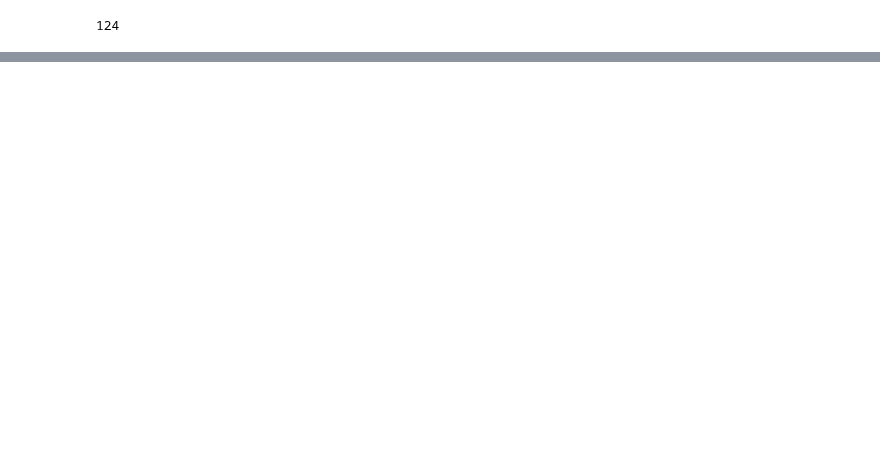
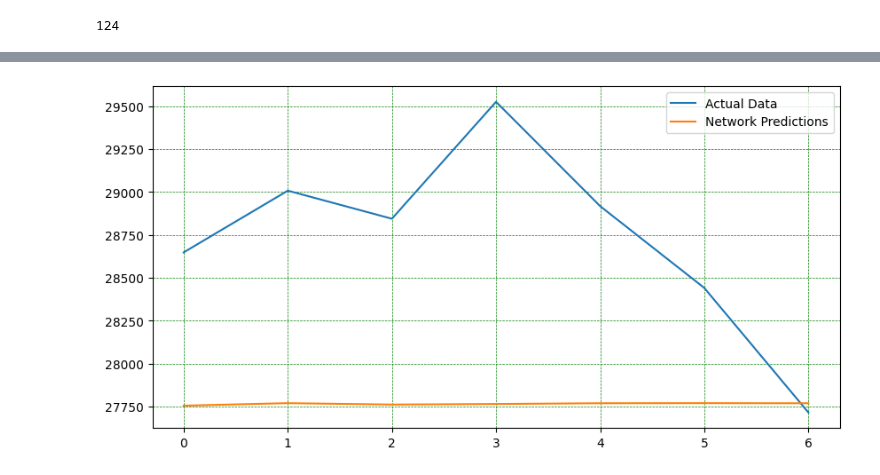
Before and after one commit to mohsenmolaei/seriesnet_based, a Jupyter notebook: seriesNet.ipynb, the cells around one changed output, grey strips where cells are left out. Saved outputs shown, nothing was run; the diff lists cells and outputs as text; code cells hidden in the pictures; blank space fills up the shorter version.

Commit message:
test data

```diff
--- a/seriesNet.ipynb
+++ b/seriesNet.ipynb
@@ -157,0 +146,7 @@ cond =cond.drop(["price_usd_close"],axis =1)
+# %%
+test_data= pd.read_csv('test_data.csv')
+# test_data.set_index("time_stamp",inplace=True,drop=True)
+
+xtest = test_data.price_usd_close
+condtest = test_data[["receiving_count", "^DJI"]]
+ytest = test_data.price_usd_close
@@ -609,17 +701,19 @@ print(f"Minimum validation loss: {min_loss}")
 # %%
 plt.figure(figsize=(10,5)) #plotting
-test_predict = myModel(X_test_tensors_final,C_test_tensors_final) # get the last sample
+test_predict = myModel(DataX_test,DataC_test) # get the last sample
 test_predict = test_predict.detach().cpu().numpy()
-test_predict = MMScaler.inverse_transform(test_predict)
+test_predict = MMScaler_test.inverse_transform(test_predict)
 test_predict = test_predict[-1].tolist()
 
-test_target = y_test_tensors.detach().cpu().numpy() # last sample again
-test_target = MMScaler.inverse_transform(test_target[-1].flatten().reshape(1, -1))
+test_target = Datay_test.detach().cpu().numpy() # last sample again
+test_target = MMScaler_test.inverse_transform(test_target[-1].flatten().reshape(1, -1))
 test_target = test_target[0].tolist()
 # plt.xticks(range(0, 14,1))
 plt.grid(color='g', linestyle='--', linewidth=0.5)
 plt.plot(test_target, label="Actual Data")
 plt.plot(test_predict, label="Network Predictions")
 plt.legend()
 # plt.savefig("small_plot.png", dpi=300)
 plt.show();
+# %% [output]
+[figure, added]
```
Also changed, not shown: parts of 14 cells of this notebook.
